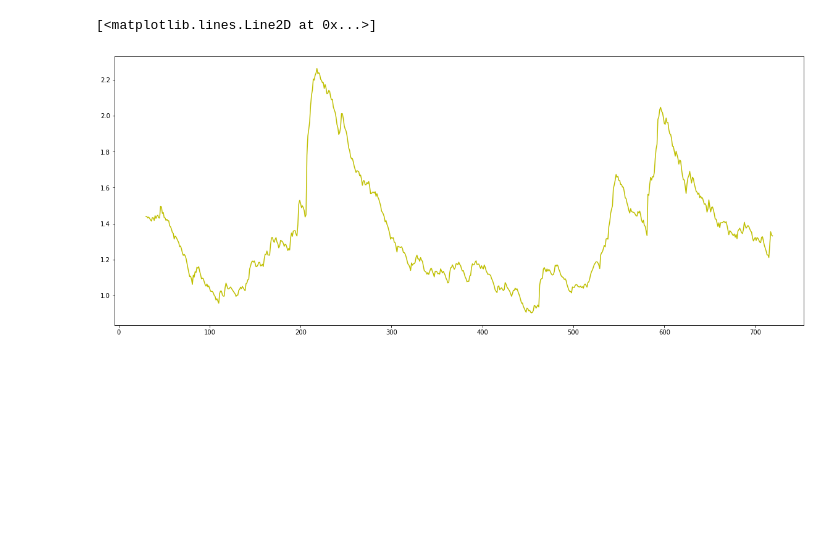
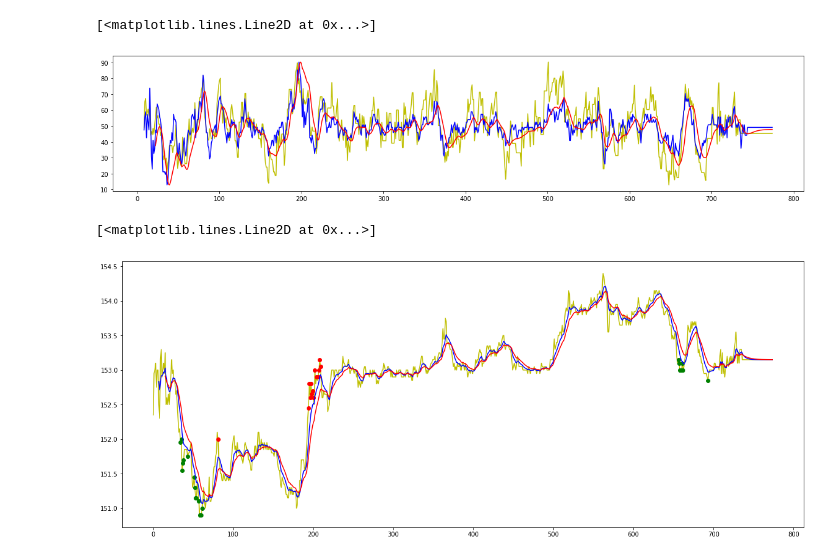
Before and after one commit to AmaldevTA/stock_entry, a Jupyter notebook: rnd.ipynb, the cells around one changed output. Cells and saved outputs as stored; diff of their text form; code cells hidden in the pictures; blank space fills up the shorter version.

```diff
--- a/rnd.ipynb
+++ b/rnd.ipynb
@@ -44,7 +38,33 @@ real[30]
-# %%
-real = real*4
-plt.figure(figsize=(20, 8))
-plt.plot(real, c='y')
-# %% [output]
-[<matplotlib.lines.Line2D at 0x...>]
-[figure, removed]
+# %%
+mom = talib.MOM(close, timeperiod=8)
+rsi = talib.RSI(close, timeperiod=8)
+trix = talib.TRIX(close, timeperiod=8)
+# %%
+scaler = MinMaxScaler(feature_range=(np.nanmin(rsi),np.nanmax(rsi)))
+scaled_mom = scaler.fit_transform(mom.reshape(-1,1))
+scaled_trix = scaler.fit_transform(trix.reshape(-1,1))
+# %%
+plt.figure(figsize=(20,4))
+plt.plot(rsi, c='y')
+plt.plot(scaled_mom, c='b')
+plt.plot(scaled_trix, c='r')
+# %% [output]
+[<matplotlib.lines.Line2D at 0x...>]
+[figure, added]
+# %%
+plt.figure(figsize=(20, 8))
+plt.plot(close, c='y')
+for i in range(0, len(close)-1):
+    if rsi[i] <= 35 and scaled_trix[i] <=30 and scaled_mom[i] <= 45:
+        plt.plot(i, close[i], c='g', marker='o')
+    if rsi[i] >= 65 and scaled_trix[i] >= 70 and scaled_mom[i] >=55:
+        plt.plot(i, close[i], c='r', marker='o')
+
+shortWindow = talib.EMA(close, timeperiod=8)
+longWindow = talib.EMA(close, timeperiod=16)
+
+plt.plot(shortWindow, c='b')
+plt.plot(longWindow, c='r')
+# %% [output]
+[<matplotlib.lines.Line2D at 0x...>]
+[figure, added]
```
Also changed, not shown: parts of 4 cells of this notebook, 1 other file.
